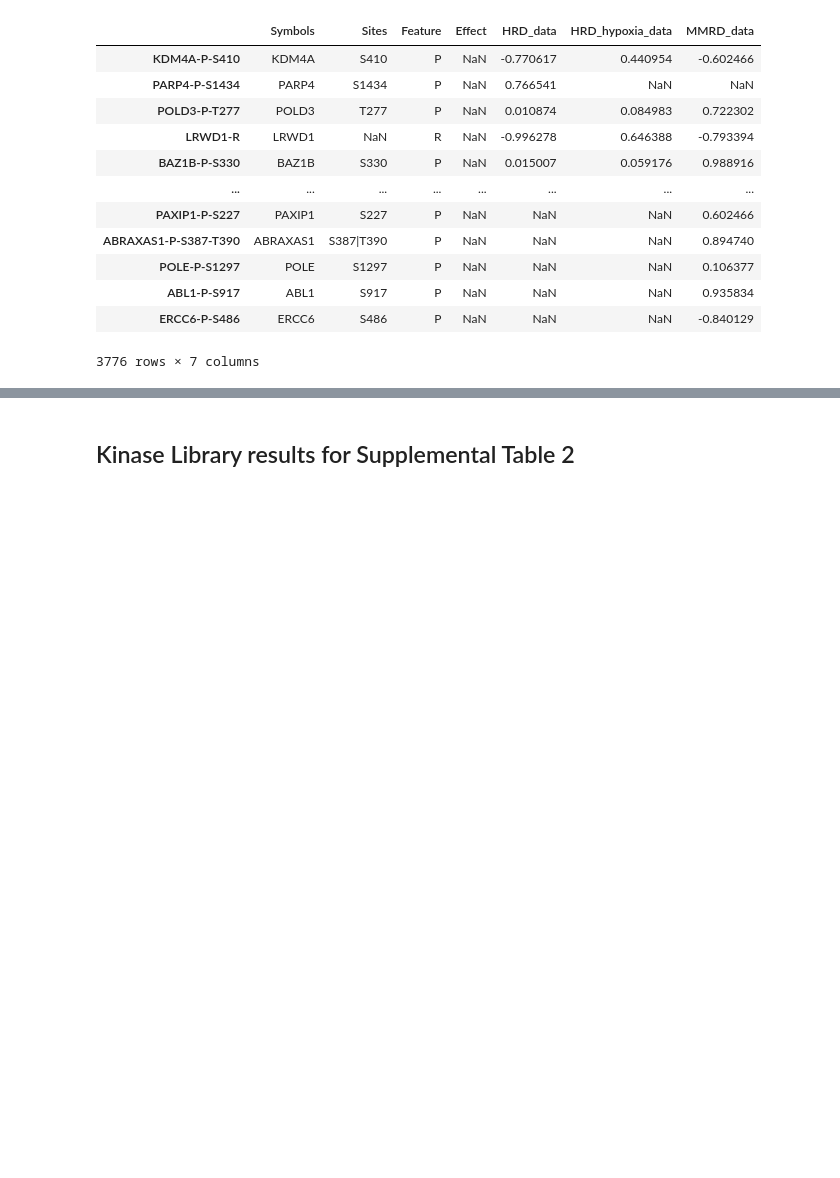
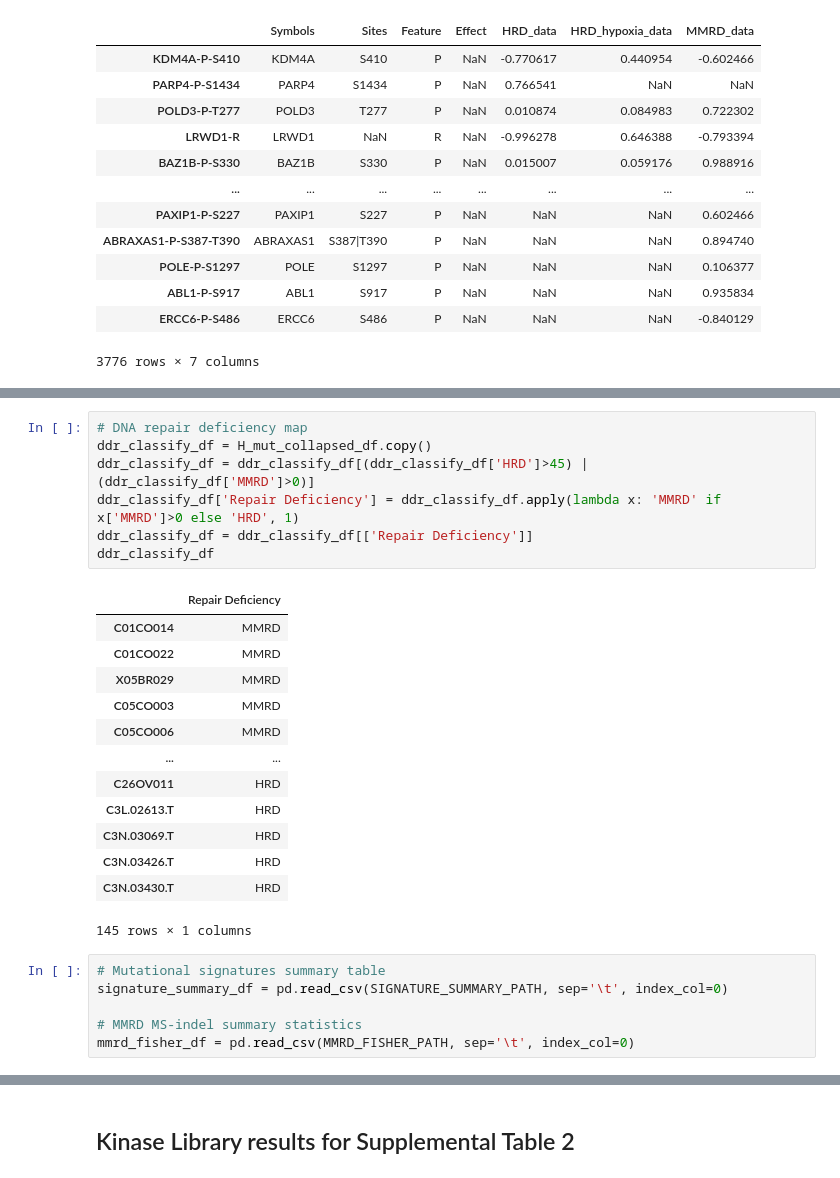
Before and after one commit to getzlab/CPTAC_PanCan_PTM_2023, a Jupyter notebook: Fig3/07_create_supplemental_table.ipynb, the cells around one changed output, grey strips where cells are left out. Drawn from its saved outputs; the diff is of its cells as text; blank space fills up the shorter version.

```diff
--- a/Fig3/07_create_supplemental_table.ipynb
+++ b/Fig3/07_create_supplemental_table.ipynb
@@ -148,6 +168,33 @@ acute_ptmsea_df = acute_ptmsea_df[acute_ptmsea_df['id'] == 'HRD3Bvs2A_3B']
 sample_df = pd.read_csv(SAMPLE_MAP_PATH, sep='\t')
 H_mut_full_df.index = H_mut_full_df.index.map(sample_df.set_index('WXS').to_dict()['Proteome_Sample_ID'])
 H_mut_collapsed_df.index = H_mut_collapsed_df.index.map(sample_df.set_index('WXS').to_dict()['Proteome_Sample_ID'])
+# %%
+# DNA repair deficiency map
+ddr_classify_df = H_mut_collapsed_df.copy()
+ddr_classify_df = ddr_classify_df[(ddr_classify_df['HRD']>45) | (ddr_classify_df['MMRD']>0)]
+ddr_classify_df['Repair Deficiency'] = ddr_classify_df.apply(lambda x: 'MMRD' if x['MMRD']>0 else 'HRD', 1)
+ddr_classify_df = ddr_classify_df[['Repair Deficiency']]
+ddr_classify_df
+# %% [output]
+|  | Repair Deficiency |
+| C01CO014 | MMRD |
+| C01CO022 | MMRD |
+| X05BR029 | MMRD |
+| C05CO003 | MMRD |
+| C05CO006 | MMRD |
+| ... | ... |
+| C26OV011 | HRD |
+| C3L.02613.T | HRD |
+| C3N.03069.T | HRD |
+| C3N.03426.T | HRD |
+| C3N.03430.T | HRD |
+145 rows × 1 columns
+# %%
+# Mutational signatures summary table
+signature_summary_df = pd.read_csv(SIGNATURE_SUMMARY_PATH, sep='\t', index_col=0)
+
+# MMRD MS-indel summary statistics
+mmrd_fisher_df = pd.read_csv(MMRD_FISHER_PATH, sep='\t', index_col=0)
 # %%
 options = {}
 options['strings_to_formulas'] = False
```
Also changed, not shown: parts of 7 cells of this notebook, 5 other files.
